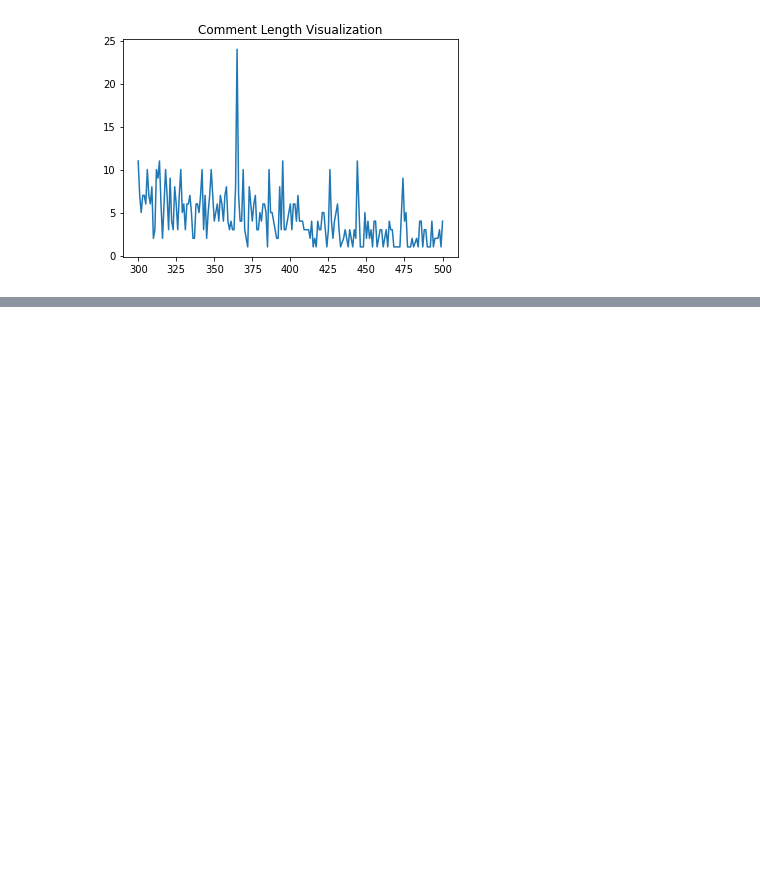
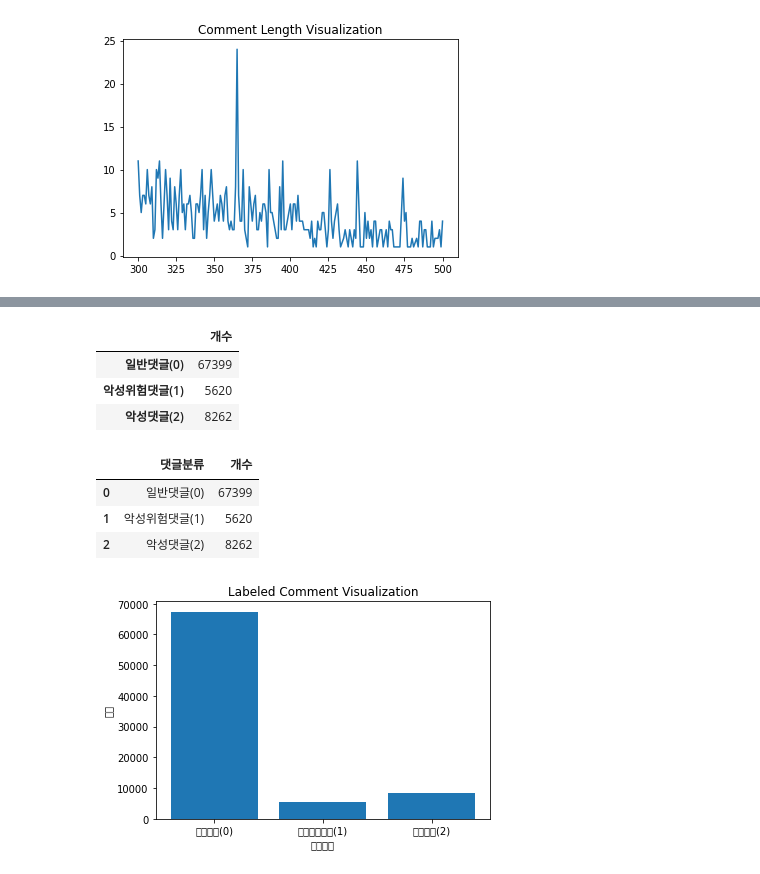
Before and after one commit to gabychoi/MultimediaJournalism, a Jupyter notebook: EDA.ipynb, the cells around one changed output, grey strips where cells are left out. Drawn from its saved outputs; the diff is of its cells as text; code cells hidden in the pictures; blank space fills up the shorter version.

```diff
--- a/EDA.ipynb
+++ b/EDA.ipynb
@@ -210,0 +403,7 @@ plt.show()
+# %%
+# 우리가 직접 라벨링 후 EDA
+human_label = pd.read_csv('/content/gdrive/My Drive/eda_data/human_label.csv')
+label_count = human_label.groupby(['악플여부']).size()
+label_count_df = pd.DataFrame(label_count)
+label_count_df.columns = ['개수']
+label_count_df.head()
@@ -210,0 +416,27 @@ plt.show()
+# %%
+label_count_df.index = ['일반댓글(0)', '악성위험댓글(1)', '악성댓글(2)']
+label_count_df.head()
+# %% [output]
+|  | 개수 |
+| 일반댓글(0) | 67399 |
+| 악성위험댓글(1) | 5620 |
+| 악성댓글(2) | 8262 |
+# %%
+# 인덱스 조정
+label_count_df.reset_index(level=0, inplace=True)
+# %%
+label_count_df.columns = ['댓글분류', '개수']
+label_count_df.head()
+# %% [output]
+|  | 댓글분류 | 개수 |
+| 0 | 일반댓글(0) | 67399 |
+| 1 | 악성위험댓글(1) | 5620 |
+| 2 | 악성댓글(2) | 8262 |
+# %%
+plt.title('Labeled Comment Visualization')
+plt.bar(label_count_df['댓글분류'], label_count_df['개수']) #앞이 x축, 뒤가 y축
+plt.xlabel('댓글분류')
+plt.ylabel('개수')
+plt.show()
+# %% [output]
+[figure, added]
```
Also changed, not shown: parts of 32 cells of this notebook.
